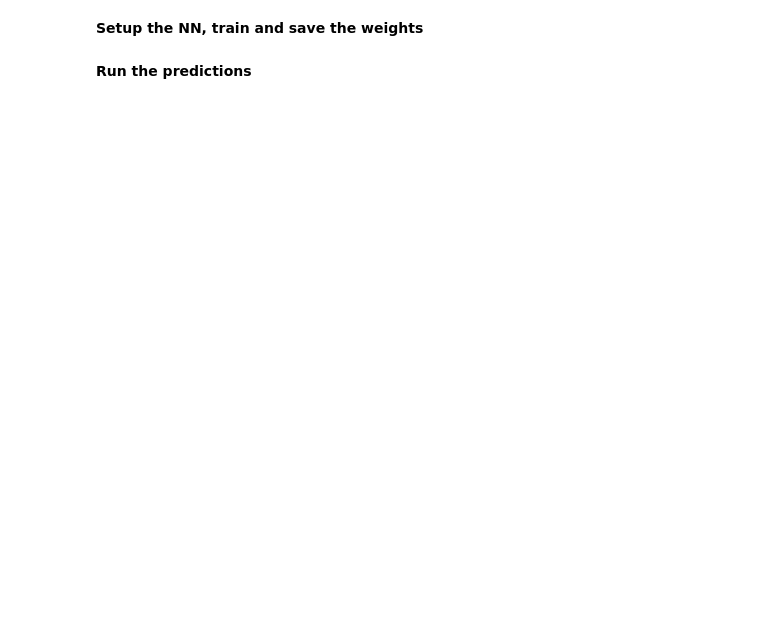
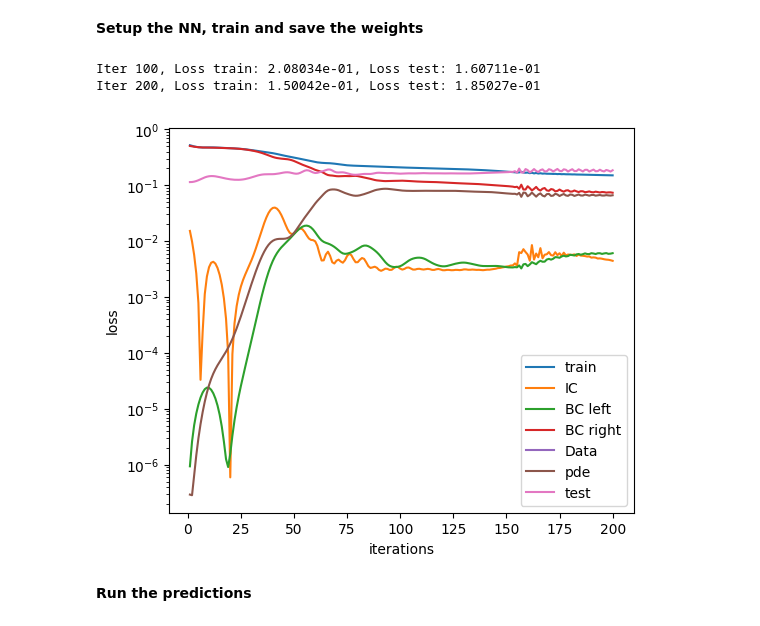
Before and after one commit to pnkjsyngh/diffusionNet, a Jupyter notebook: PINN_causal_weighing/only physics/1DTransientDiffusionPINN.ipynb, the cells around one changed output. Cells and saved outputs as stored; diff of their text form; code cells hidden in the pictures; blank space fills up the shorter version.

```diff
--- a/PINN_causal_weighing/only physics/1DTransientDiffusionPINN.ipynb
+++ b/PINN_causal_weighing/only physics/1DTransientDiffusionPINN.ipynb
@@ -87,9 +547,13 @@ NNdata = DataPreprocessor(numSol, frac, extent, N_f)
 # %%
-model = PINN(NNdata, layers, diffusivity, 10000, 100)
+model = PINN(NNdata, layers, diffusivity, 200, 100)
 if os.path.isfile('saved/best_model'):
     model.dnn.load_state_dict(torch.load('saved/best_model', map_location=torch.device('cpu')))
 else:
     model.train()
+# %% [output]
+Iter 100, Loss train: 2.08034e-01, Loss test: 1.60711e-01
+Iter 200, Loss train: 1.50042e-01, Loss test: 1.85027e-01
+[figure, added]
 # %% [markdown]
 **Run the predictions**
 # %%
```
Also changed, not shown: parts of 3 cells of this notebook, 18 other files.
